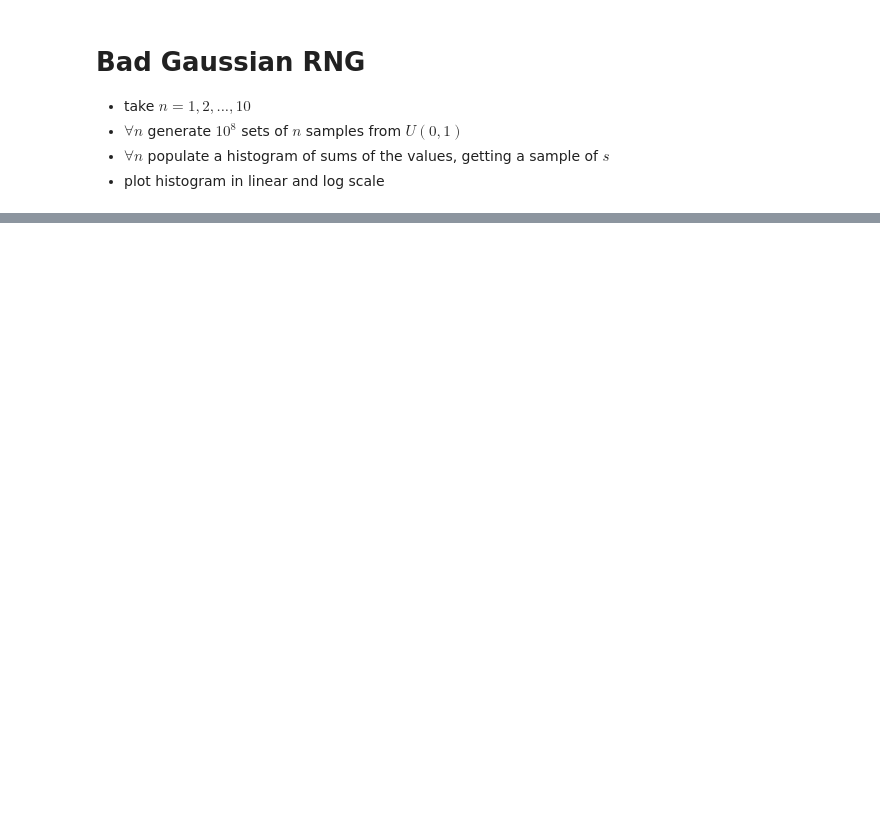
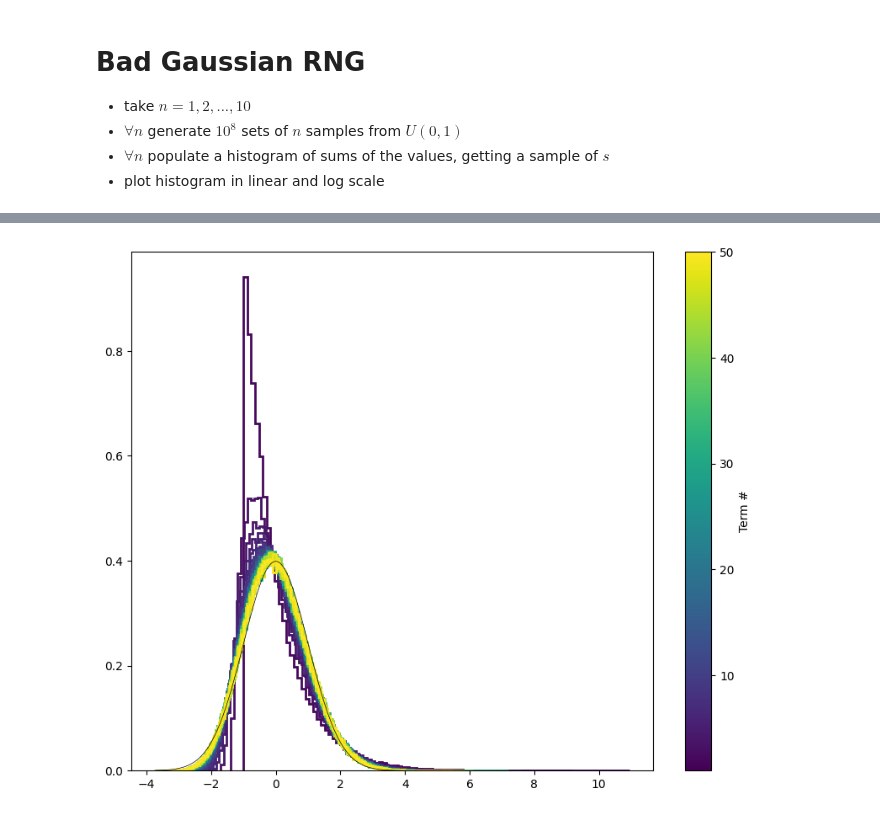
Before and after one commit to nj-vs-vh/gssi-23-24-stats, a Jupyter notebook: lecture3/exercises.ipynb, the cells around one changed output, grey strips where cells are left out. Drawn from its saved outputs; the diff is of its cells as text; code cells hidden in the pictures; blank space fills up the shorter version.

```diff
--- a/lecture3/exercises.ipynb
+++ b/lecture3/exercises.ipynb
@@ -224,0 +228,5 @@ plt.show()
+# %%
+
+plot_central_limit_theorem_convergence(seed_rv = scipy.stats.expon(), n_max=50, sample_size=int(1e5))
+# %% [output]
+[figure, added]
```
Also changed, not shown: parts of 6 cells of this notebook.
